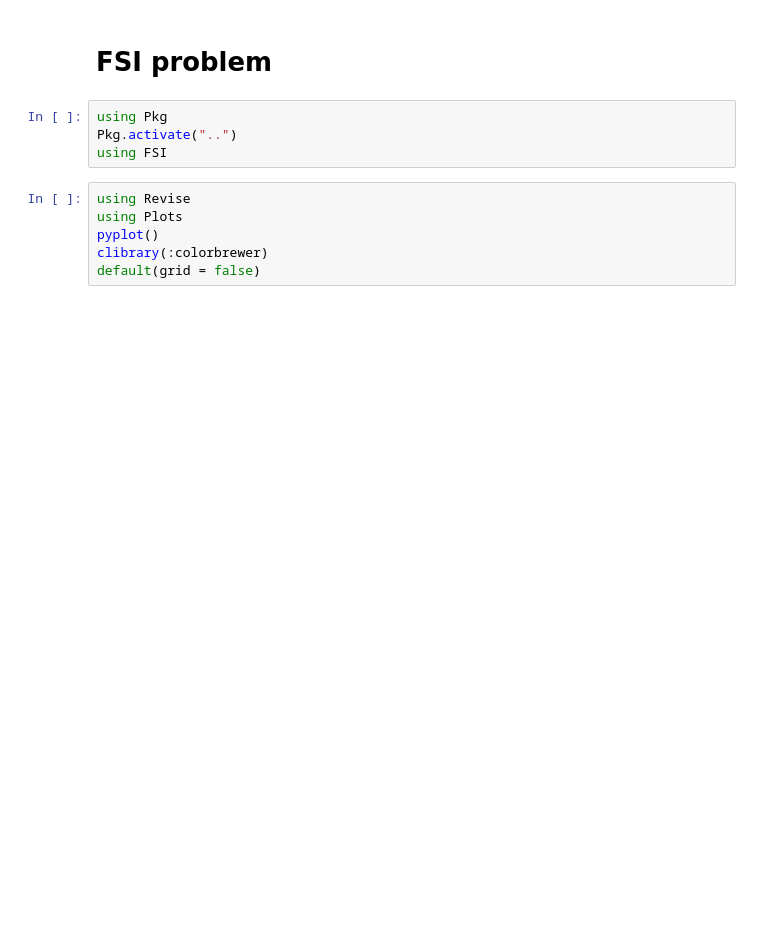
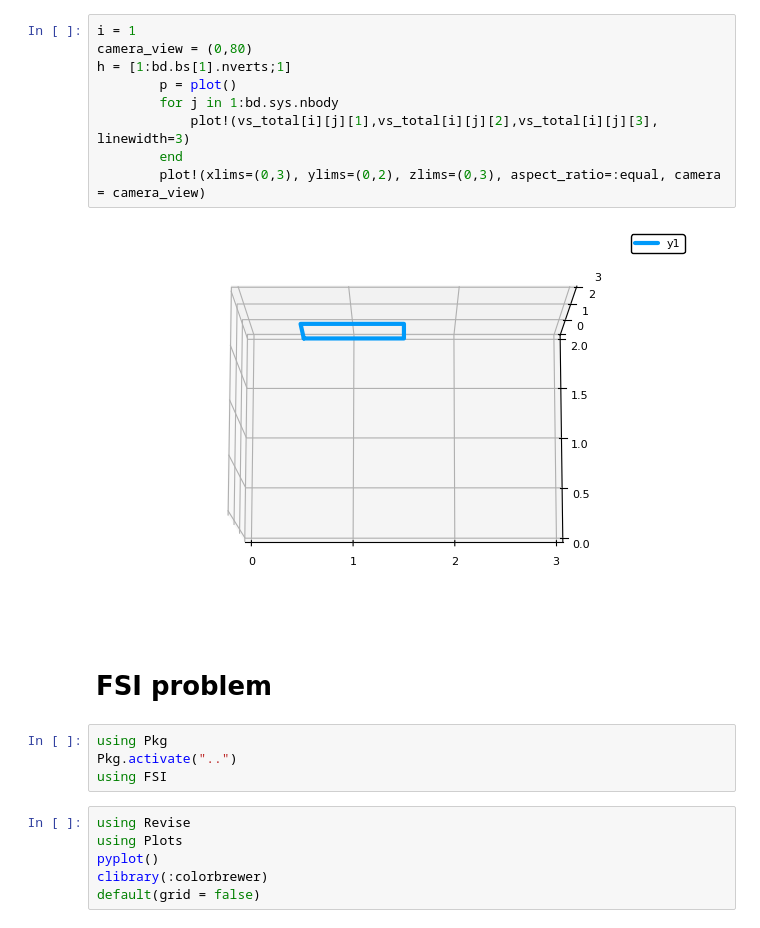
Before and after one commit to ruizhi92/FSI.jl, a Jupyter notebook: examples/TimeMarching-FallingPlate.ipynb, the cells around one changed output. Saved outputs shown, nothing was run; the diff lists cells and outputs as text; blank space fills up the shorter version.

```diff
--- a/examples/TimeMarching-FallingPlate.ipynb
+++ b/examples/TimeMarching-FallingPlate.ipynb
@@ -1,3 +84,14 @@
+# %%
+i = 1
+camera_view = (0,80)
+h = [1:bd.bs[1].nverts;1]
+        p = plot()
+        for j in 1:bd.sys.nbody
+            plot!(vs_total[i][j][1],vs_total[i][j][2],vs_total[i][j][3], linewidth=3)
+        end
+        plot!(xlims=(0,3), ylims=(0,2), zlims=(0,3), aspect_ratio=:equal, camera = camera_view)
+# %% [output]
+[figure, added]
 # %% [markdown]
 # FSI problem
 # %%
```
Also changed, not shown: parts of 22 cells of this notebook, 7 other files.
